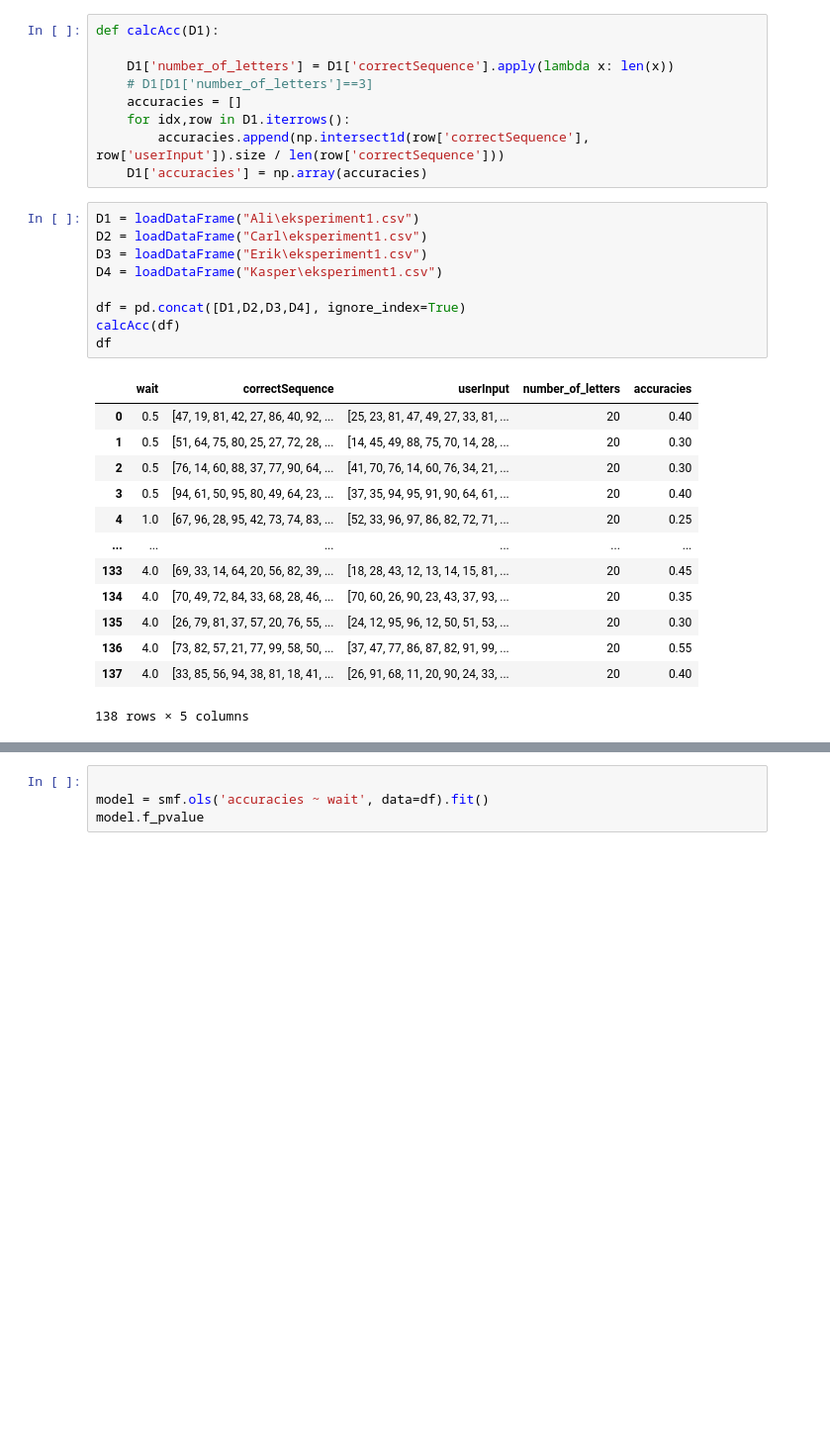
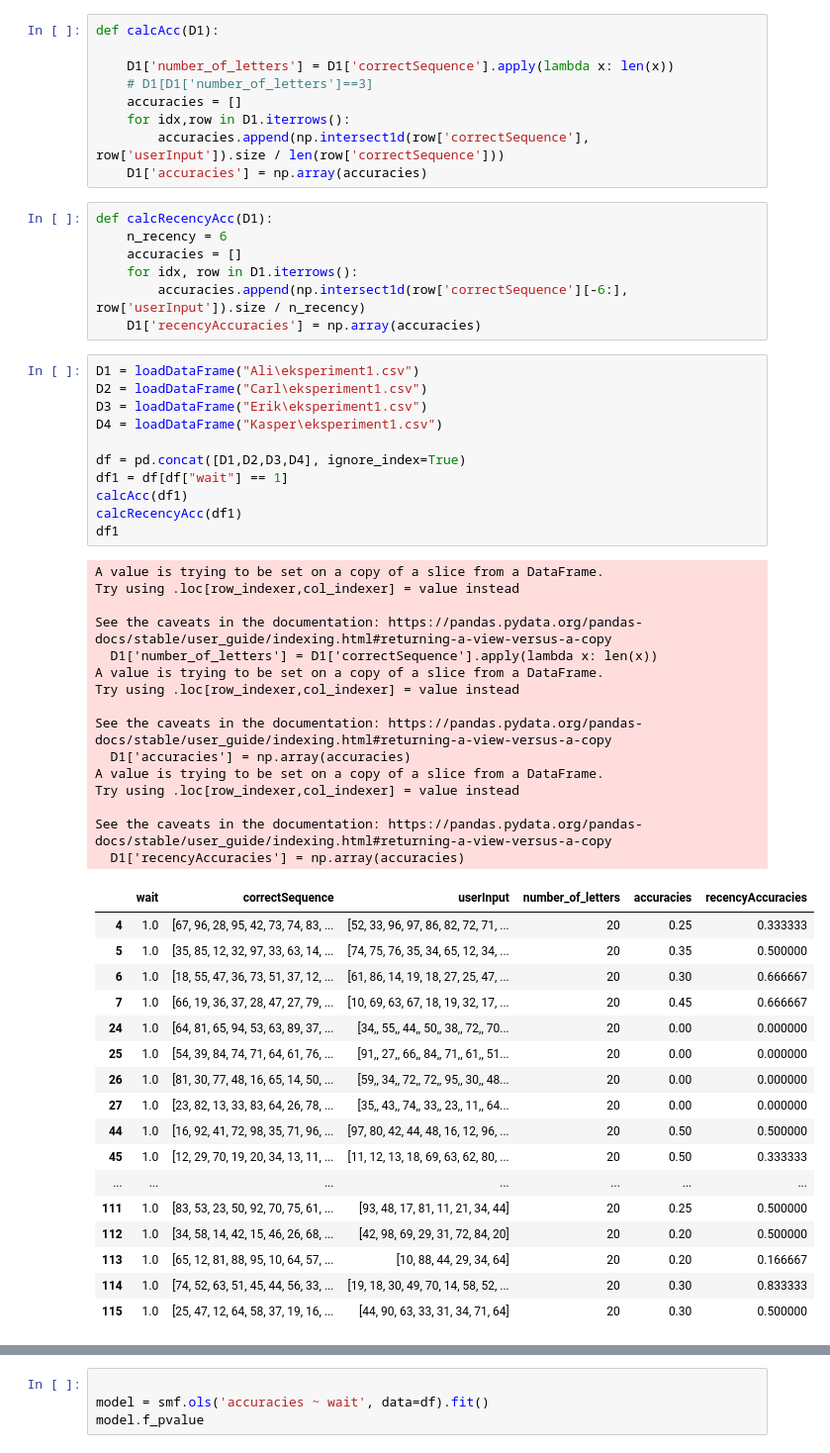
Before and after one commit to KasperKCarlsen/02464---Mini-Project-1, a Jupyter notebook: INCREASEWAITTIME.ipynb, the cells around one changed output, grey strips where cells are left out. Shown at 99% size. Drawn from its saved outputs; the diff is of its cells as text; blank space fills up the shorter version.

```diff
--- a/INCREASEWAITTIME.ipynb
+++ b/INCREASEWAITTIME.ipynb
@@ -22,26 +22,54 @@ def calcAcc(D1):
     for idx,row in D1.iterrows():
         accuracies.append(np.intersect1d(row['correctSequence'], row['userInput']).size / len(row['correctSequence']))
     D1['accuracies'] = np.array(accuracies)
+# %%
+def calcRecencyAcc(D1):
+    n_recency = 6
+    accuracies = []
+    for idx, row in D1.iterrows():
+        accuracies.append(np.intersect1d(row['correctSequence'][-6:], row['userInput']).size / n_recency)
+    D1['recencyAccuracies'] = np.array(accuracies)
 # %%
 D1 = loadDataFrame("Ali\eksperiment1.csv")
 D2 = loadDataFrame("Carl\eksperiment1.csv")
 D3 = loadDataFrame("Erik\eksperiment1.csv")
 D4 = loadDataFrame("Kasper\eksperiment1.csv")
 
 df = pd.concat([D1,D2,D3,D4], ignore_index=True)
-calcAcc(df)
-df
+df1 = df[df["wait"] == 1]
+calcAcc(df1)
+calcRecencyAcc(df1)
+df1
 # %% [output]
+A value is trying to be set on a copy of a slice from a DataFrame.
+Try using .loc[row_indexer,col_indexer] = value instead
+
+See the caveats in the documentation: https://pandas.pydata.org/pandas-docs/stable/user_guide/indexing.html#returning-a-view-versus-a-copy
+  D1['number_of_letters'] = D1['correctSequence'].apply(lambda x: len(x))
+A value is trying to be set on a copy of a slice from a DataFrame.
+Try using .loc[row_indexer,col_indexer] = value instead
+
+See the caveats in the documentation: https://pandas.pydata.org/pandas-docs/stable/user_guide/indexing.html#returning-a-view-versus-a-copy
+  D1['accuracies'] = np.array(accuracies)
+A value is trying to be set on a copy of a slice from a DataFrame.
+Try using .loc[row_indexer,col_indexer] = value instead
+
+See the caveats in the documentation: https://pandas.pydata.org/pandas-docs/stable/user_guide/indexing.html#returning-a-view-versus-a-copy
+  D1['recencyAccuracies'] = np.array(accuracies)
-|  | wait | correctSequence | userInput | number_of_letters | accuracies |
-| 0 | 0.5 | [47, 19, 81, 42, 27, 86, 40, 92, ... | [25, 23, 81, 47, 49, 27, 33, 81, ... | 20 | 0.40 |
-| 1 | 0.5 | [51, 64, 75, 80, 25, 27, 72, 28, ... | [14, 45, 49, 88, 75, 70, 14, 28, ... | 20 | 0.30 |
-| 2 | 0.5 | [76, 14, 60, 88, 37, 77, 90, 64, ... | [41, 70, 76, 14, 60, 76, 34, 21, ... | 20 | 0.30 |
-| 3 | 0.5 | [94, 61, 50, 95, 80, 49, 64, 23, ... | [37, 35, 94, 95, 91, 90, 64, 61, ... | 20 | 0.40 |
-| 4 | 1.0 | [67, 96, 28, 95, 42, 73, 74, 83, ... | [52, 33, 96, 97, 86, 82, 72, 71, ... | 20 | 0.25 |
-| ... | ... | ... | ... | ... | ... |
-| 133 | 4.0 | [69, 33, 14, 64, 20, 56, 82, 39, ... | [18, 28, 43, 12, 13, 14, 15, 81, ... | 20 | 0.45 |
-| 134 | 4.0 | [70, 49, 72, 84, 33, 68, 28, 46, ... | [70, 60, 26, 90, 23, 43, 37, 93, ... | 20 | 0.35 |
-| 135 | 4.0 | [26, 79, 81, 37, 57, 20, 76, 55, ... | [24, 12, 95, 96, 12, 50, 51, 53, ... | 20 | 0.30 |
-| 136 | 4.0 | [73, 82, 57, 21, 77, 99, 58, 50, ... | [37, 47, 77, 86, 87, 82, 91, 99, ... | 20 | 0.55 |
-| 137 | 4.0 | [33, 85, 56, 94, 38, 81, 18, 41, ... | [26, 91, 68, 11, 20, 90, 24, 33, ... | 20 | 0.40 |
+|  | wait | correctSequence | userInput | number_of_letters | accuracies | recencyAccuracies |
+| 4 | 1.0 | [67, 96, 28, 95, 42, 73, 74, 83, ... | [52, 33, 96, 97, 86, 82, 72, 71, ... | 20 | 0.25 | 0.333333 |
+| 5 | 1.0 | [35, 85, 12, 32, 97, 33, 63, 14, ... | [74, 75, 76, 35, 34, 65, 12, 34, ... | 20 | 0.35 | 0.500000 |
+| 6 | 1.0 | [18, 55, 47, 36, 73, 51, 37, 12, ... | [61, 86, 14, 19, 18, 27, 25, 47, ... | 20 | 0.30 | 0.666667 |
+| 7 | 1.0 | [66, 19, 36, 37, 28, 47, 27, 79, ... | [10, 69, 63, 67, 18, 19, 32, 17, ... | 20 | 0.45 | 0.666667 |
+| 24 | 1.0 | [64, 81, 65, 94, 53, 63, 89, 37, ... | [34,, 55,, 44,, 50,, 38,, 72,, 70... | 20 | 0.00 | 0.000000 |
+| 25 | 1.0 | [54, 39, 84, 74, 71, 64, 61, 76, ... | [91,, 27,, 66,, 84,, 71,, 61,, 51... | 20 | 0.00 | 0.000000 |
+| 26 | 1.0 | [81, 30, 77, 48, 16, 65, 14, 50, ... | [59,, 34,, 72,, 72,, 95,, 30,, 48... | 20 | 0.00 | 0.000000 |
+| 27 | 1.0 | [23, 82, 13, 33, 83, 64, 26, 78, ... | [35,, 43,, 74,, 33,, 23,, 11,, 64... | 20 | 0.00 | 0.000000 |
+| 44 | 1.0 | [16, 92, 41, 72, 98, 35, 71, 96, ... | [97, 80, 42, 44, 48, 16, 12, 96, ... | 20 | 0.50 | 0.500000 |
+| 45 | 1.0 | [12, 29, 70, 19, 20, 34, 13, 11, ... | [11, 12, 13, 18, 69, 63, 62, 80, ... | 20 | 0.50 | 0.333333 |
+| ... | ... | ... | ... | ... | ... | ... |
+| 111 | 1.0 | [83, 53, 23, 50, 92, 70, 75, 61, ... | [93, 48, 17, 81, 11, 21, 34, 44] | 20 | 0.25 | 0.500000 |
+| 112 | 1.0 | [34, 58, 14, 42, 15, 46, 26, 68, ... | [42, 98, 69, 29, 31, 72, 84, 20] | 20 | 0.20 | 0.500000 |
+| 113 | 1.0 | [65, 12, 81, 88, 95, 10, 64, 57, ... | [10, 88, 44, 29, 34, 64] | 20 | 0.20 | 0.166667 |
+| 114 | 1.0 | [74, 52, 63, 51, 45, 44, 56, 33, ... | [19, 18, 30, 49, 70, 14, 58, 52, ... | 20 | 0.30 | 0.833333 |
+| 115 | 1.0 | [25, 47, 12, 64, 58, 37, 19, 16, ... | [44, 90, 63, 33, 31, 34, 71, 64] | 20 | 0.30 | 0.500000 |
-138 rows × 5 columns
```
Also changed, not shown: parts of 4 cells of this notebook, 2 other files.
